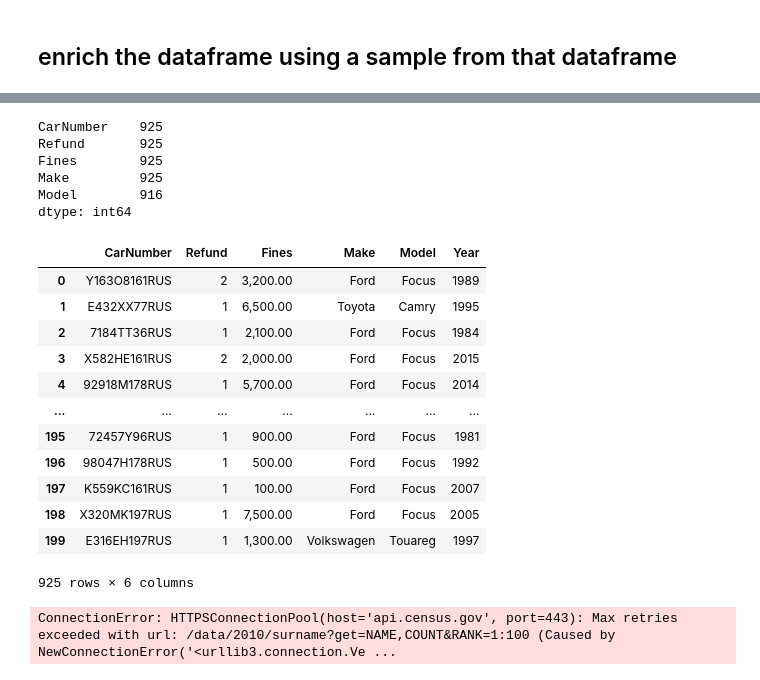
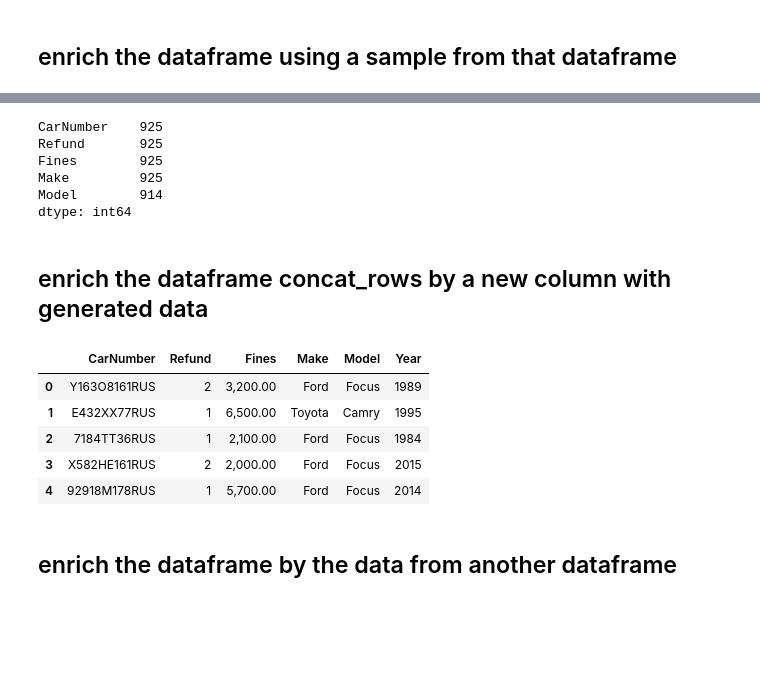
Before and after one commit to djoye21school/Piscine_DS, a Jupyter notebook: day05/ex04/enrichment.ipynb, the cells around one changed output, grey strips where cells are left out. Saved outputs shown, nothing was run; the diff lists cells and outputs as text; code cells hidden in the pictures; blank space fills up the shorter version.

```diff
--- a/day05/ex04/enrichment.ipynb
+++ b/day05/ex04/enrichment.ipynb
@@ -20,7 +20,5 @@ df.head()
 # %% [markdown]
 ## enrich the dataframe using a sample from that dataframe
 # %%
-df_sample = df.groupby(['CarNumber', 'Make', 'Model']).first().reset_index()
-df_sample = df_sample.drop_duplicates() ### надо???
-df_sample = df_sample.sample(n=200, random_state=21).reset_index(drop=True)
+df_sample = df.sample(n=200, random_state=21).reset_index(drop=True)
 # %%
@@ -64,31 +48,23 @@ CarNumber    925
 Refund       925
 Fines        925
 Make         925
-Model        916
+Model        914
 dtype: int64
+# %% [markdown]
+## enrich the dataframe concat_rows by a new column with generated data
 # %%
 np.random.seed(21)
 years = [np.random.randint(1980, 2020) for i in range(len(concat_rows))]
 fines = concat_rows
 fines['Year'] = years
 # %%
-fines
+fines.head()
 # %% [output]
 |  | CarNumber | Refund | Fines | Make | Model | Year |
 | 0 | Y163O8161RUS | 2 | 3,200.00 | Ford | Focus | 1989 |
 | 1 | E432XX77RUS | 1 | 6,500.00 | Toyota | Camry | 1995 |
 | 2 | 7184TT36RUS | 1 | 2,100.00 | Ford | Focus | 1984 |
 | 3 | X582HE161RUS | 2 | 2,000.00 | Ford | Focus | 2015 |
 | 4 | 92918M178RUS | 1 | 5,700.00 | Ford | Focus | 2014 |
-| ... | ... | ... | ... | ... | ... | ... |
-| 195 | 72457Y96RUS | 1 | 900.00 | Ford | Focus | 1981 |
-| 196 | 98047H178RUS | 1 | 500.00 | Ford | Focus | 1992 |
-| 197 | K559KC161RUS | 1 | 100.00 | Ford | Focus | 2007 |
-| 198 | X320MK197RUS | 1 | 7,500.00 | Ford | Focus | 2005 |
-| 199 | E316EH197RUS | 1 | 1,300.00 | Volkswagen | Touareg | 1997 |
-925 rows × 6 columns
-# %%
-url = 'https://api.census.gov/data/2010/surname?get=NAME,COUNT&RANK=1:100'
-res = requests.get(url).text
-# %% [output]
-ConnectionError: HTTPSConnectionPool(host='api.census.gov', port=443): Max retries exceeded with url: /data/2010/surname?get=NAME,COUNT&RANK=1:100 (Caused by NewConnectionError('<urllib3.connection.Ve ...
+# %% [markdown]
+## enrich the dataframe by the data from another dataframe
```
Also changed, not shown: parts of 24 cells of this notebook, 3 other files.
